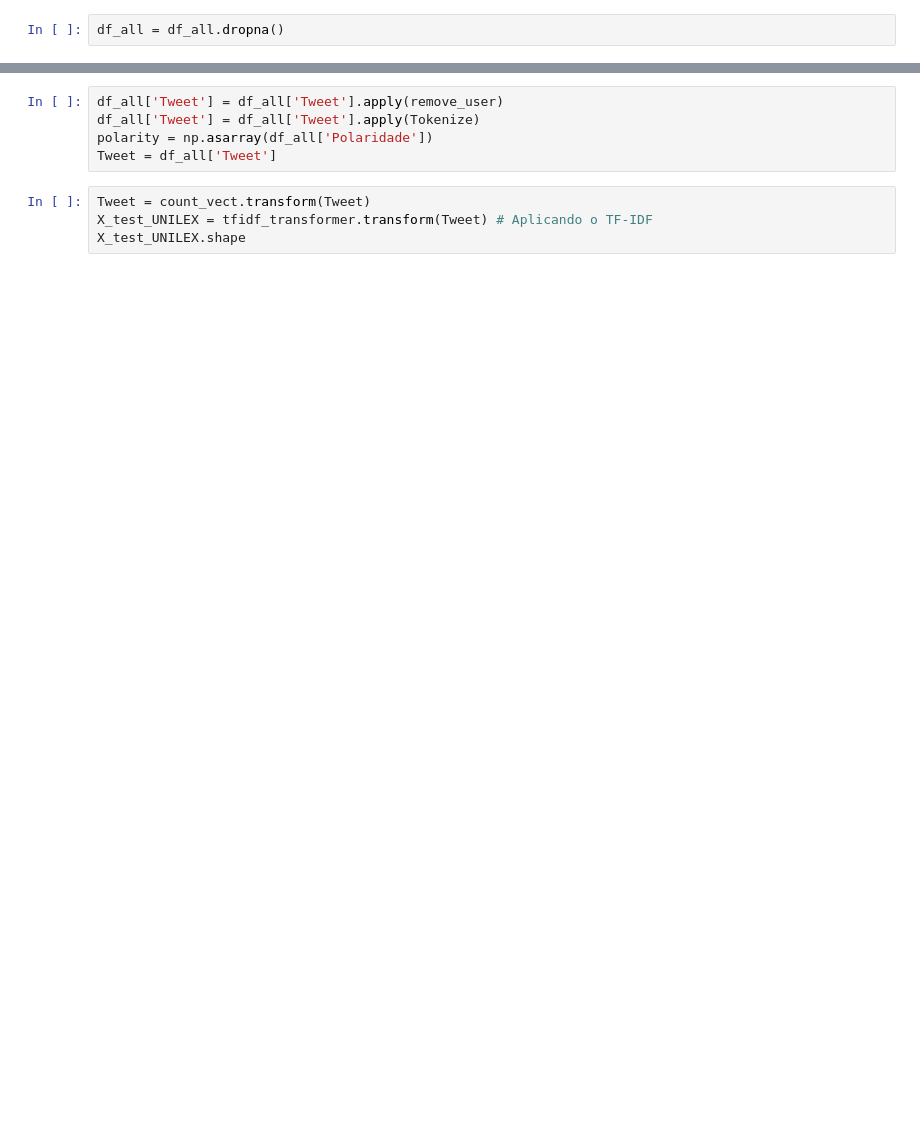
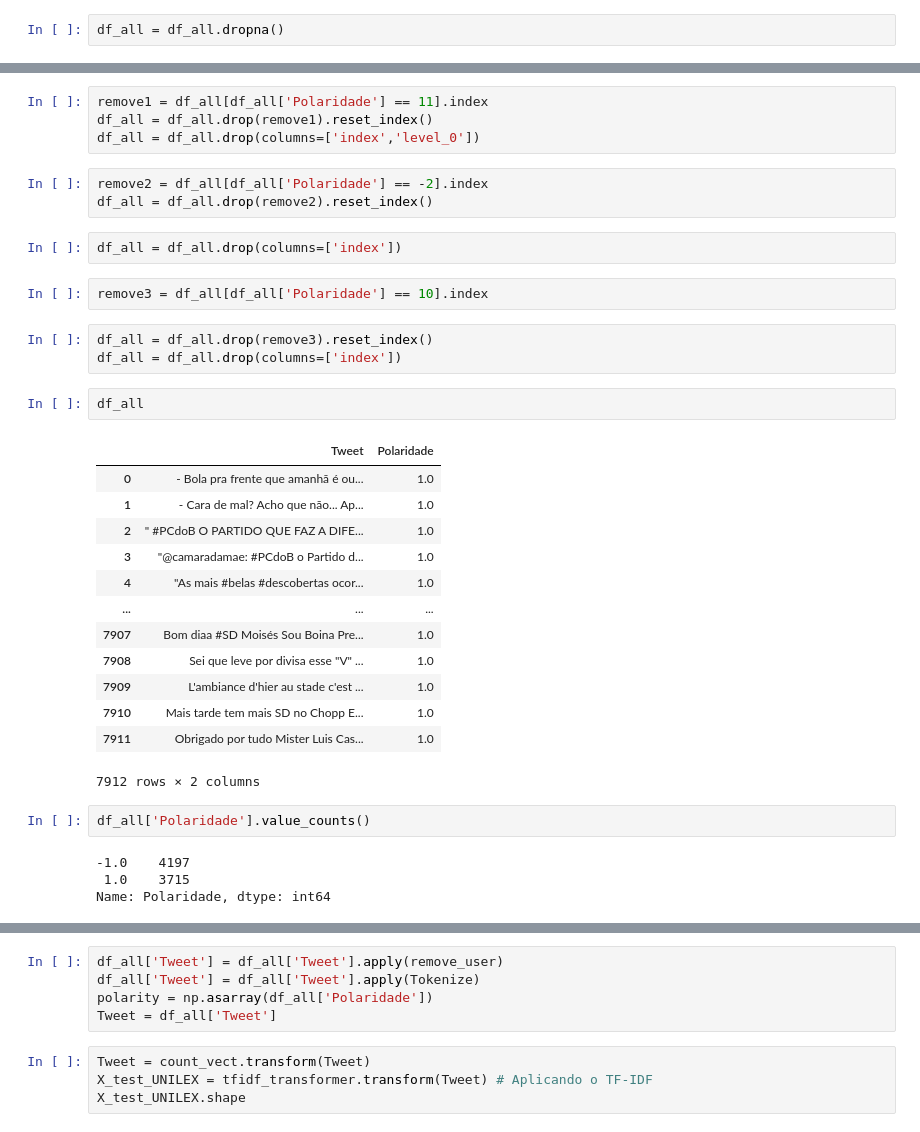
Before and after one commit to letisousa/SentimentAnalysisUpdates, a Jupyter notebook: TesteDatasets/TRAIN-KANSOAN.ipynb, the cells around one changed output, grey strips where cells are left out. Saved outputs shown, nothing was run; the diff lists cells and outputs as text; blank space fills up the shorter version.

```diff
--- a/TesteDatasets/TRAIN-KANSOAN.ipynb
+++ b/TesteDatasets/TRAIN-KANSOAN.ipynb
@@ -224,0 +253,36 @@ df_all.head()
+# %%
+remove1 = df_all[df_all['Polaridade'] == 11].index
+df_all = df_all.drop(remove1).reset_index()
+df_all = df_all.drop(columns=['index','level_0'])
+# %%
+remove2 = df_all[df_all['Polaridade'] == -2].index
+df_all = df_all.drop(remove2).reset_index()
+# %%
+df_all = df_all.drop(columns=['index'])
+# %%
+remove3 = df_all[df_all['Polaridade'] == 10].index
+# %%
+df_all = df_all.drop(remove3).reset_index()
+df_all = df_all.drop(columns=['index'])
+# %%
+df_all
+# %% [output]
+|  | Tweet | Polaridade |
+| 0 | - Bola pra frente que amanhã é ou... | 1.0 |
+| 1 | - Cara de mal? Acho que não... Ap... | 1.0 |
+| 2 | " #PCdoB O PARTIDO QUE FAZ A DIFE... | 1.0 |
+| 3 | "@camaradamae: #PCdoB o Partido d... | 1.0 |
+| 4 | "As mais #belas #descobertas ocor... | 1.0 |
+| ... | ... | ... |
+| 7907 | Bom diaa #SD Moisés Sou Boina Pre... | 1.0 |
+| 7908 | Sei que leve por divisa esse "V" ... | 1.0 |
+| 7909 | L'ambiance d'hier au stade c'est ... | 1.0 |
+| 7910 | Mais tarde tem mais SD no Chopp E... | 1.0 |
+| 7911 | Obrigado por tudo Mister Luis Cas... | 1.0 |
+7912 rows × 2 columns
+# %%
+df_all['Polaridade'].value_counts()
+# %% [output]
+-1.0    4197
+ 1.0    3715
+Name: Polaridade, dtype: int64
```
Also changed, not shown: parts of 50 cells of this notebook, 3 other files.
